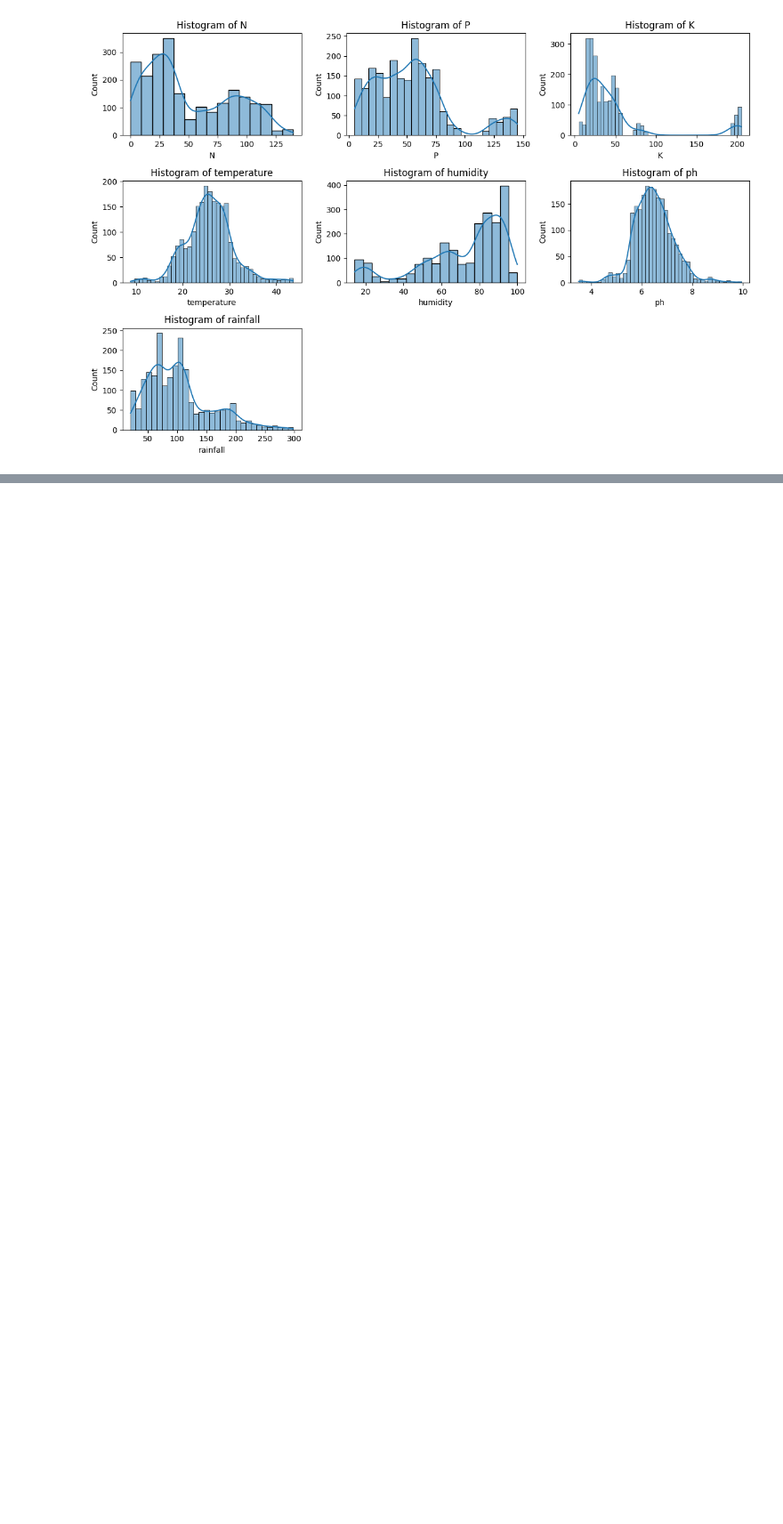
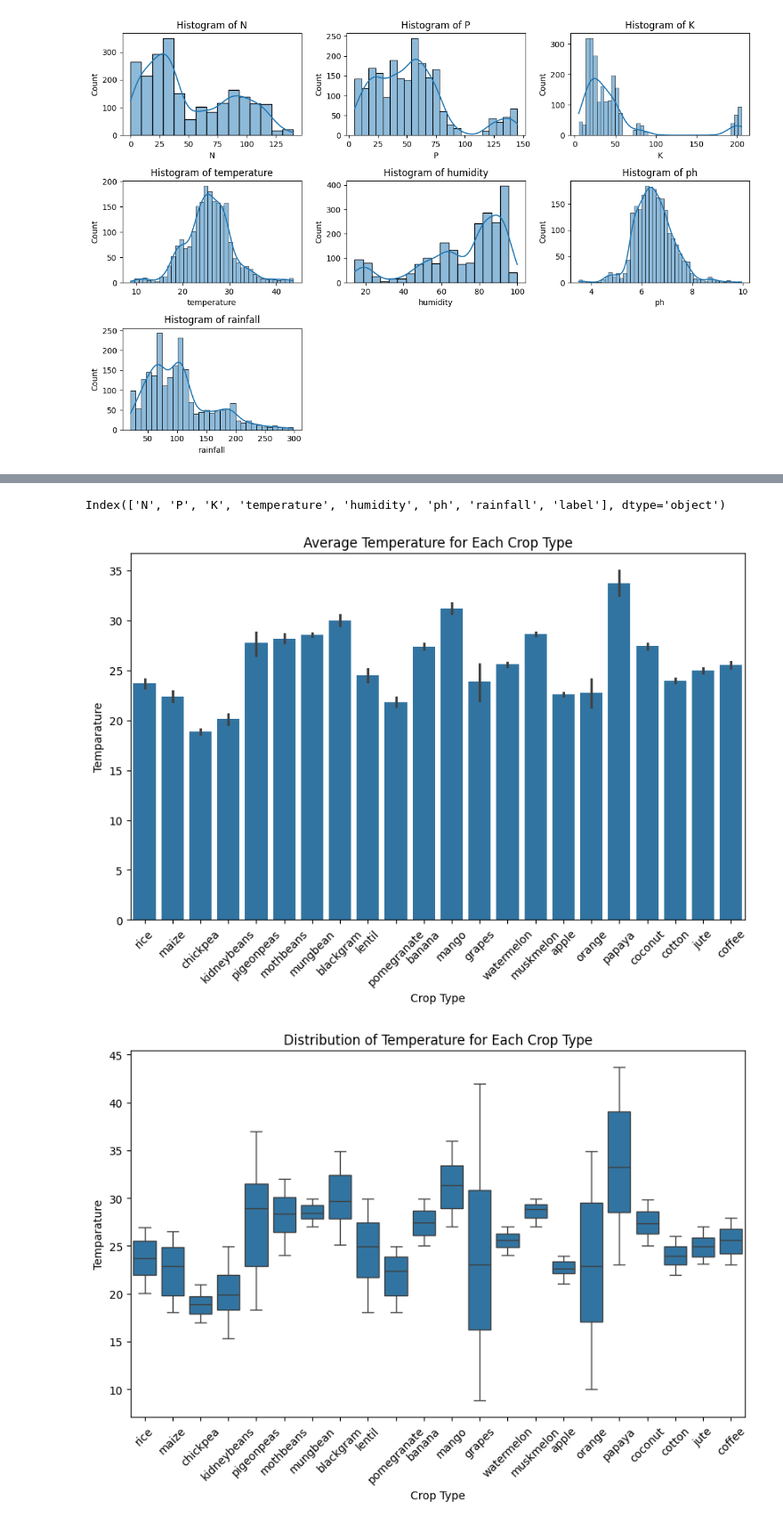
Before and after one commit to nikhilbansal23/Crop-Recommendation, a Jupyter notebook: Crop_Recommendation.ipynb, the cells around one changed output, grey strips where cells are left out. Shown at 89% size. Drawn from its saved outputs; the diff is of its cells as text; code cells hidden in the pictures; blank space fills up the shorter version.

```diff
--- a/Crop_Recommendation.ipynb
+++ b/Crop_Recommendation.ipynb
@@ -150,0 +160,27 @@ plt.show()
+# %%
+df.columns
+# %% [output]
+Index(['N', 'P', 'K', 'temperature', 'humidity', 'ph', 'rainfall', 'label'], dtype='object')
+# %%
+# Assuming you already have the 'df' DataFrame loaded from the previous example
+
+# Bar plot showing average rainfall for each crop type
+plt.figure(figsize=(10, 6))
+sns.barplot(x='label', y='temperature', data=df)
+plt.title('Average Temperature for Each Crop Type')
+plt.xlabel('Crop Type')
+plt.ylabel('Temparature')
+plt.xticks(rotation=45)
+plt.show()
+
+# Box plot showing distribution of rainfall for each crop type
+plt.figure(figsize=(10, 6))
+sns.boxplot(x='label', y='temperature', data=df)
+plt.title('Distribution of Temperature for Each Crop Type')
+plt.xlabel('Crop Type')
+plt.ylabel('Temparature')
+plt.xticks(rotation=45)
+plt.show()
+# %% [output]
+[figure, added]
+[figure, added]
```
Also changed, not shown: parts of 4 cells of this notebook.
